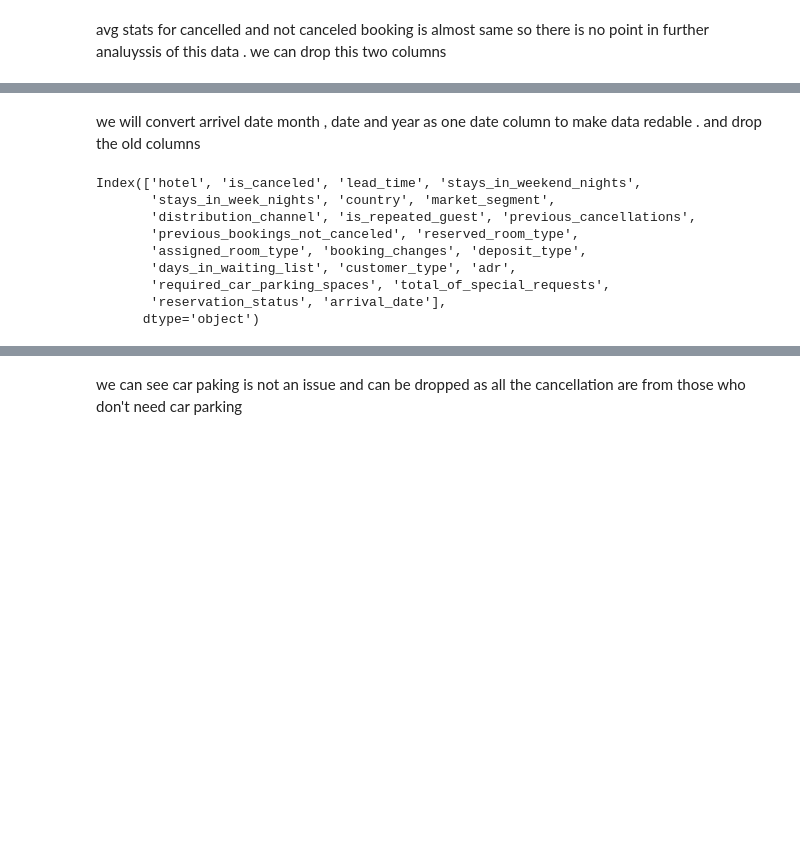
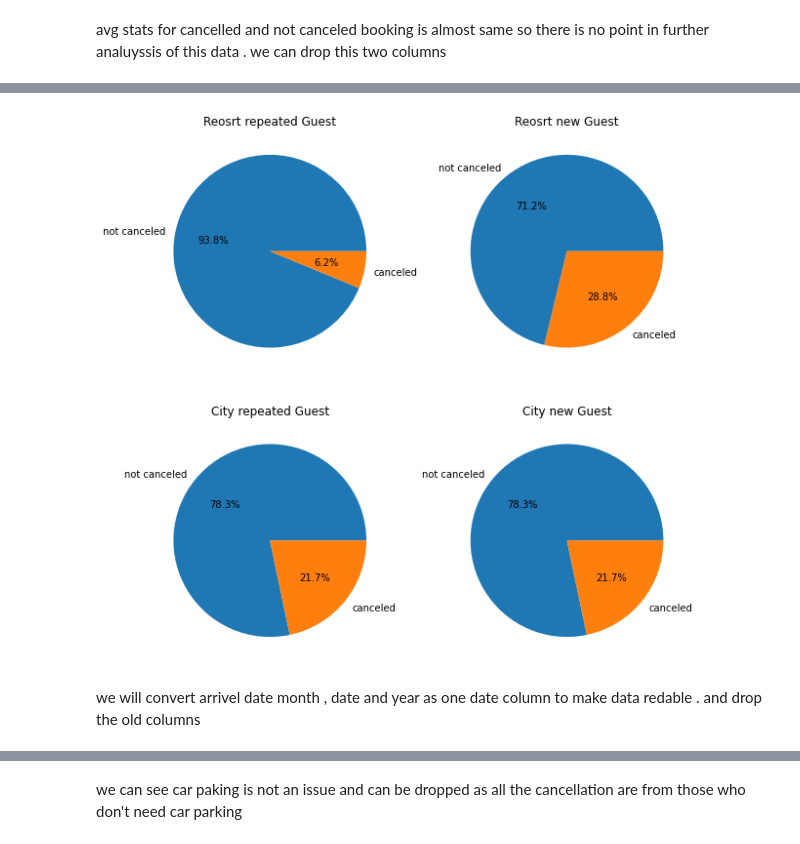
Before and after one commit to GaikwadSandesh/HotelBookingAnalysis, a Jupyter notebook: Hotel_Booking_Analysis_Capstone_Project.ipynb, the cells around one changed output, grey strips where cells are left out. Drawn from its saved outputs; the diff is of its cells as text; code cells hidden in the pictures; blank space fills up the shorter version.

```diff
--- a/Hotel_Booking_Analysis_Capstone_Project.ipynb
+++ b/Hotel_Booking_Analysis_Capstone_Project.ipynb
@@ -183,0 +187,8 @@ perecntage cancelation by non repeated guest :  0.3778508392455442
+# %%
+Resort_df = df.loc[df['hotel'] == 'Resort Hotel']
+City_df = df.loc[df['hotel'] == 'City Hotel']
+# %%
+resort_repeated =  Resort_df.loc[Resort_df['is_repeated_guest'] == 1]['is_canceled'].value_counts()
+resort_new      =  Resort_df.loc[Resort_df['is_repeated_guest'] == 0]['is_canceled'].value_counts()
+city_repeated   =  City_df.loc[City_df['is_repeated_guest'] == 1]['is_canceled'].value_counts()
+city_new        =  City_df.loc[City_df['is_repeated_guest'] == 1]['is_canceled'].value_counts()
@@ -184,2 +201,19 @@ perecntage cancelation by non repeated guest :  0.3778508392455442
+# %%
+label = ('not canceled' , 'canceled' )
+fig , axis = plt.subplots(2,2 ,figsize=(10,10))
+
+axis[0,0].pie(resort_repeated , labels=label, autopct='%1.1f%%')
+axis[0,1].pie(resort_new ,      labels=label, autopct='%1.1f%%')
+axis[1,0].pie(city_repeated ,   labels=label, autopct='%1.1f%%')
+axis[1,1].pie(city_new ,        labels=label, autopct='%1.1f%%')
+
+axis[0,0].set_title('Reosrt repeated Guest')
+axis[0,1].set_title('Reosrt new Guest')
+axis[1,0].set_title('City repeated Guest')
+axis[1,1].set_title('City new Guest' )
+
+plt.show()
+# %% [output]
+[figure, added]
 # %% [markdown]
 we will convert arrivel date month ,  date and year as one date column to make data redable . and drop the old columns
@@ -191,12 +219,0 @@ df.drop(columns=['arrival_date_day_of_month' , 'arrival_date_month' ,'arrival_da
-# %%
-df.columns
-# %% [output]
-Index(['hotel', 'is_canceled', 'lead_time', 'stays_in_weekend_nights',
-       'stays_in_week_nights', 'country', 'market_segment',
-       'distribution_channel', 'is_repeated_guest', 'previous_cancellations',
-       'previous_bookings_not_canceled', 'reserved_room_type',
-       'assigned_room_type', 'booking_changes', 'deposit_type',
-       'days_in_waiting_list', 'customer_type', 'adr',
-       'required_car_parking_spaces', 'total_of_special_requests',
-       'reservation_status', 'arrival_date'],
-      dtype='object')
```
Also changed, not shown: parts of 36 cells of this notebook.
